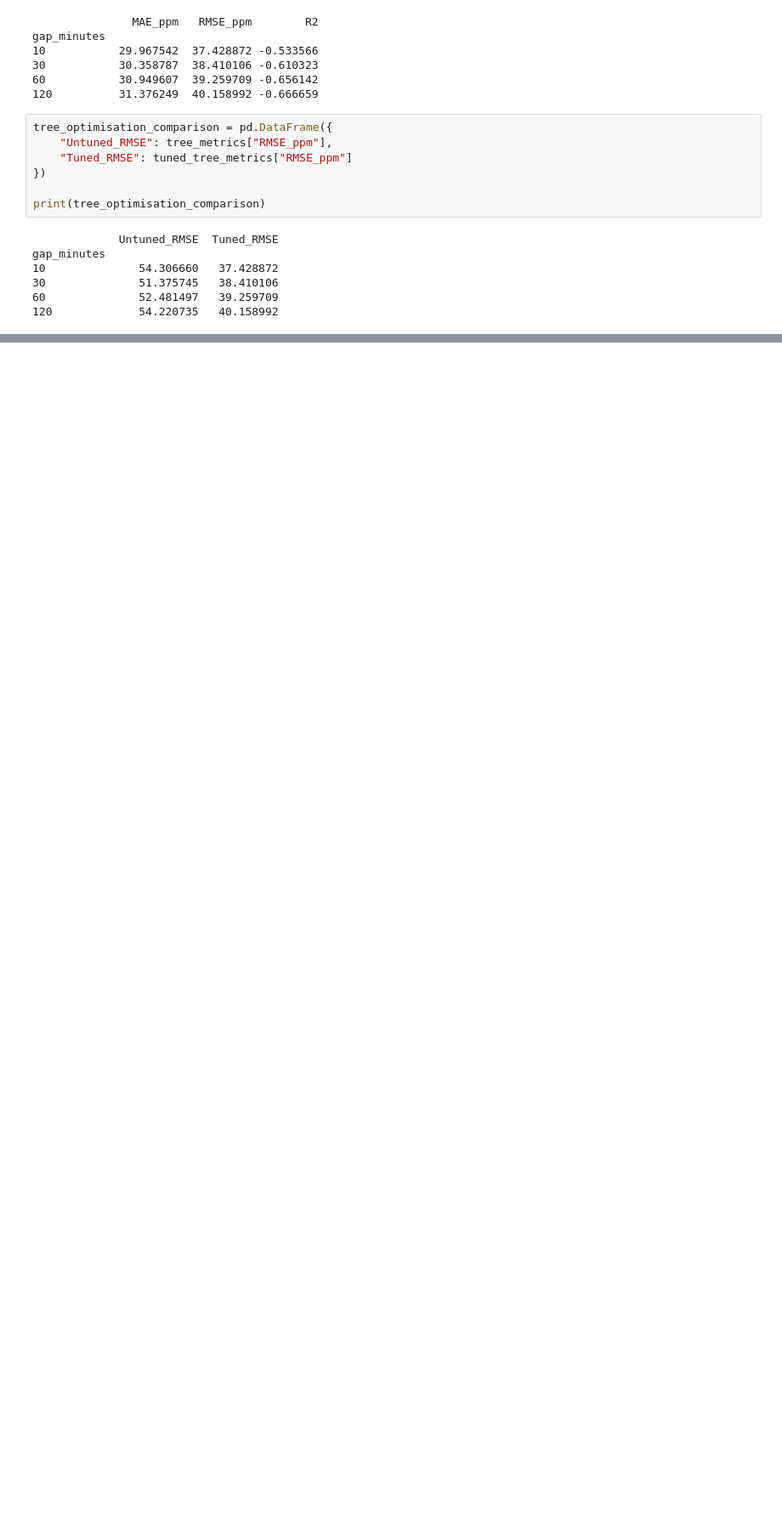
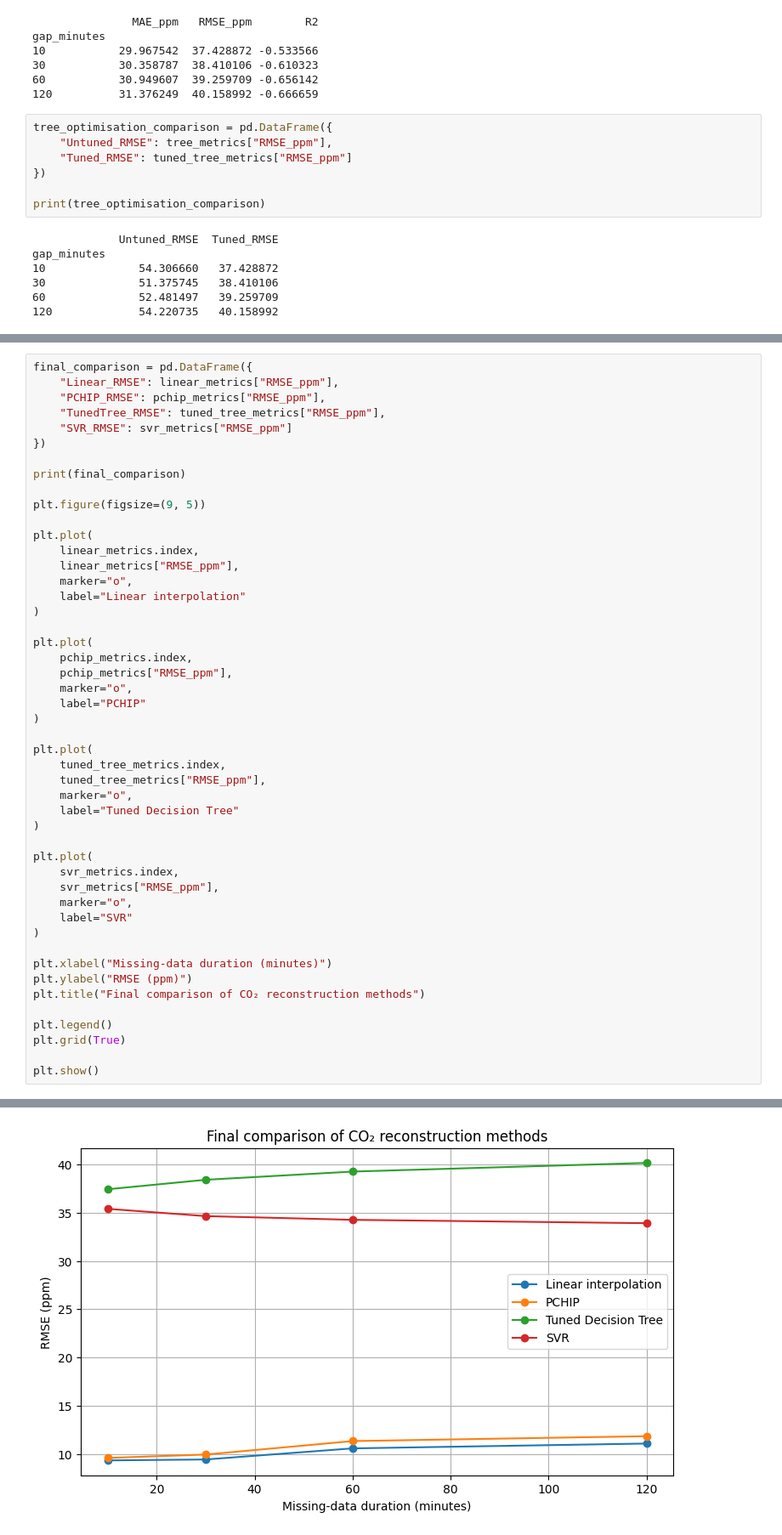
Before and after one commit to erica-teoh/MMA3001-CO2-Reconstruction, a Jupyter notebook: MMA3001_CO2_Reconstruction.ipynb, the cells around one changed output, grey strips where cells are left out. Shown at 85% size. Drawn from its saved outputs; the diff is of its cells as text; blank space fills up the shorter version.

```diff
--- a/MMA3001_CO2_Reconstruction.ipynb
+++ b/MMA3001_CO2_Reconstruction.ipynb
@@ -1415,0 +1574,49 @@ gap_minutes
+# %%
+final_comparison = pd.DataFrame({
+    "Linear_RMSE": linear_metrics["RMSE_ppm"],
+    "PCHIP_RMSE": pchip_metrics["RMSE_ppm"],
+    "TunedTree_RMSE": tuned_tree_metrics["RMSE_ppm"],
+    "SVR_RMSE": svr_metrics["RMSE_ppm"]
+})
+
+print(final_comparison)
+
+plt.figure(figsize=(9, 5))
+
+plt.plot(
+    linear_metrics.index,
+    linear_metrics["RMSE_ppm"],
+    marker="o",
+    label="Linear interpolation"
+)
+
+plt.plot(
+    pchip_metrics.index,
+    pchip_metrics["RMSE_ppm"],
+    marker="o",
+    label="PCHIP"
+)
+
+plt.plot(
+    tuned_tree_metrics.index,
+    tuned_tree_metrics["RMSE_ppm"],
+    marker="o",
+    label="Tuned Decision Tree"
+)
+
+plt.plot(
+    svr_metrics.index,
+    svr_metrics["RMSE_ppm"],
+    marker="o",
+    label="SVR"
+)
+
+plt.xlabel("Missing-data duration (minutes)")
+plt.ylabel("RMSE (ppm)")
+plt.title("Final comparison of CO₂ reconstruction methods")
+
+plt.legend()
+plt.grid(True)
+
+plt.show()
+# %% [output]
@@ -1415,0 +1629 @@ gap_minutes
+[figure, added]
```
Also changed, not shown: parts of 8 cells of this notebook.
